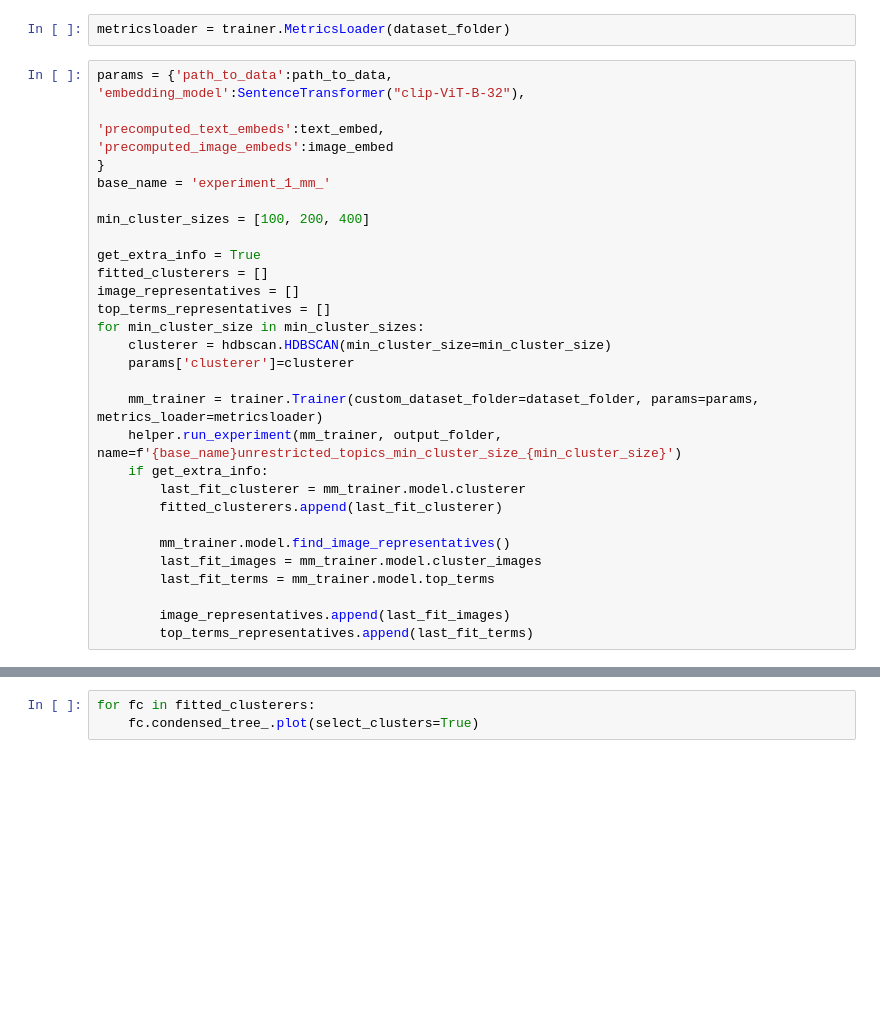
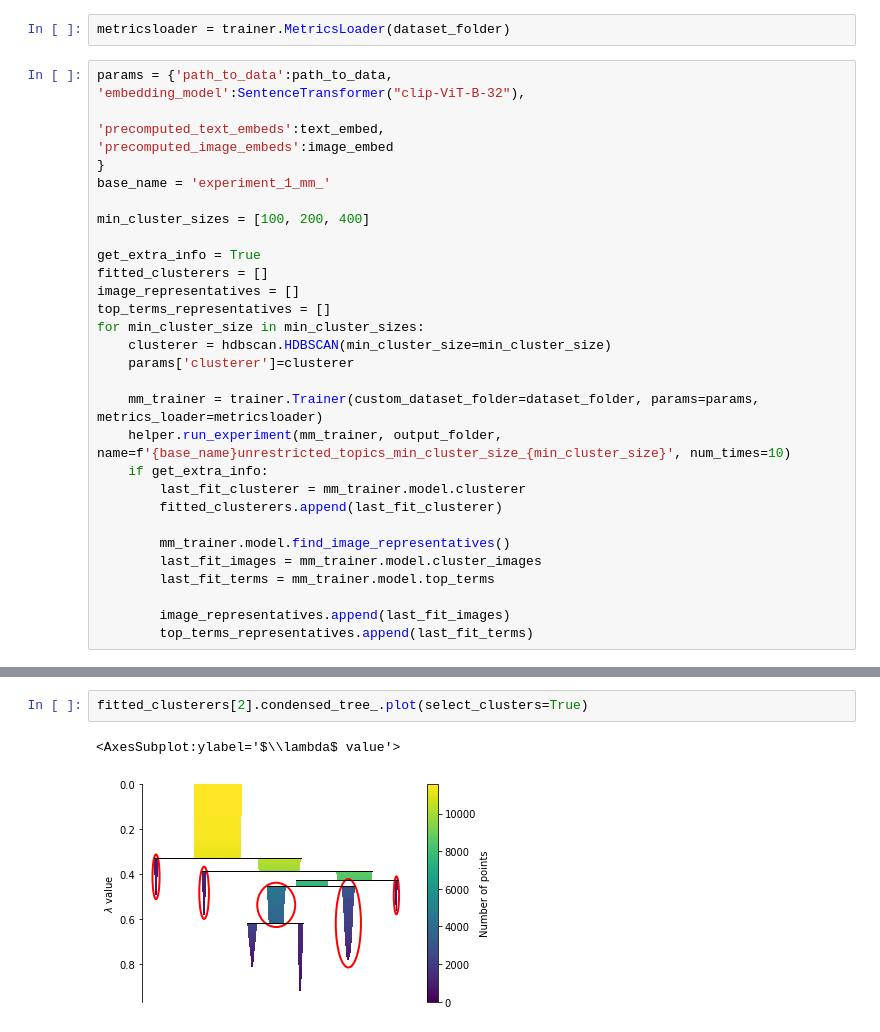
Before and after one commit to Halleland/masterDatatek, a Jupyter notebook: experiments/experiment_1_multimodal_variations.ipynb, the cells around one changed output, grey strips where cells are left out. Cells and saved outputs as stored; diff of their text form; blank space fills up the shorter version.

```diff
--- a/experiments/experiment_1_multimodal_variations.ipynb
+++ b/experiments/experiment_1_multimodal_variations.ipynb
@@ -63,7 +63,7 @@ for min_cluster_size in min_cluster_sizes:
     params['clusterer']=clusterer
 
     mm_trainer = trainer.Trainer(custom_dataset_folder=dataset_folder, params=params, metrics_loader=metricsloader)
-    helper.run_experiment(mm_trainer, output_folder, name=f'{base_name}unrestricted_topics_min_cluster_size_{min_cluster_size}')
+    helper.run_experiment(mm_trainer, output_folder, name=f'{base_name}unrestricted_topics_min_cluster_size_{min_cluster_size}', num_times=10)
     if get_extra_info:
         last_fit_clusterer = mm_trainer.model.clusterer
         fitted_clusterers.append(last_fit_clusterer)
@@ -99,3 +108,5 @@ AttributeError: module 'trainer' has no attribute 'model'
 # %%
-for fc in fitted_clusterers:
-    fc.condensed_tree_.plot(select_clusters=True)
+fitted_clusterers[2].condensed_tree_.plot(select_clusters=True)
+# %% [output]
+<AxesSubplot:ylabel='$\\lambda$ value'>
+[figure, added]
```
Also changed, not shown: parts of 4 cells of this notebook, 30 other files.
